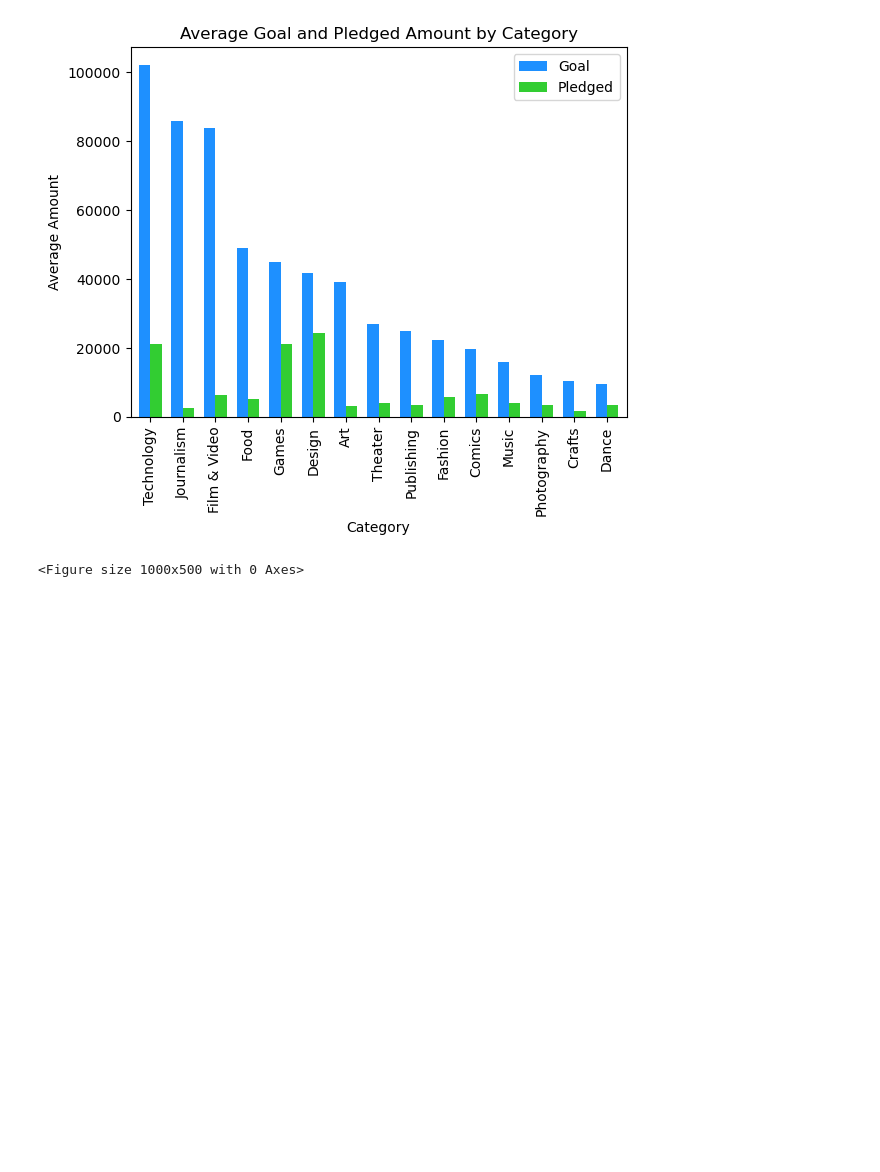
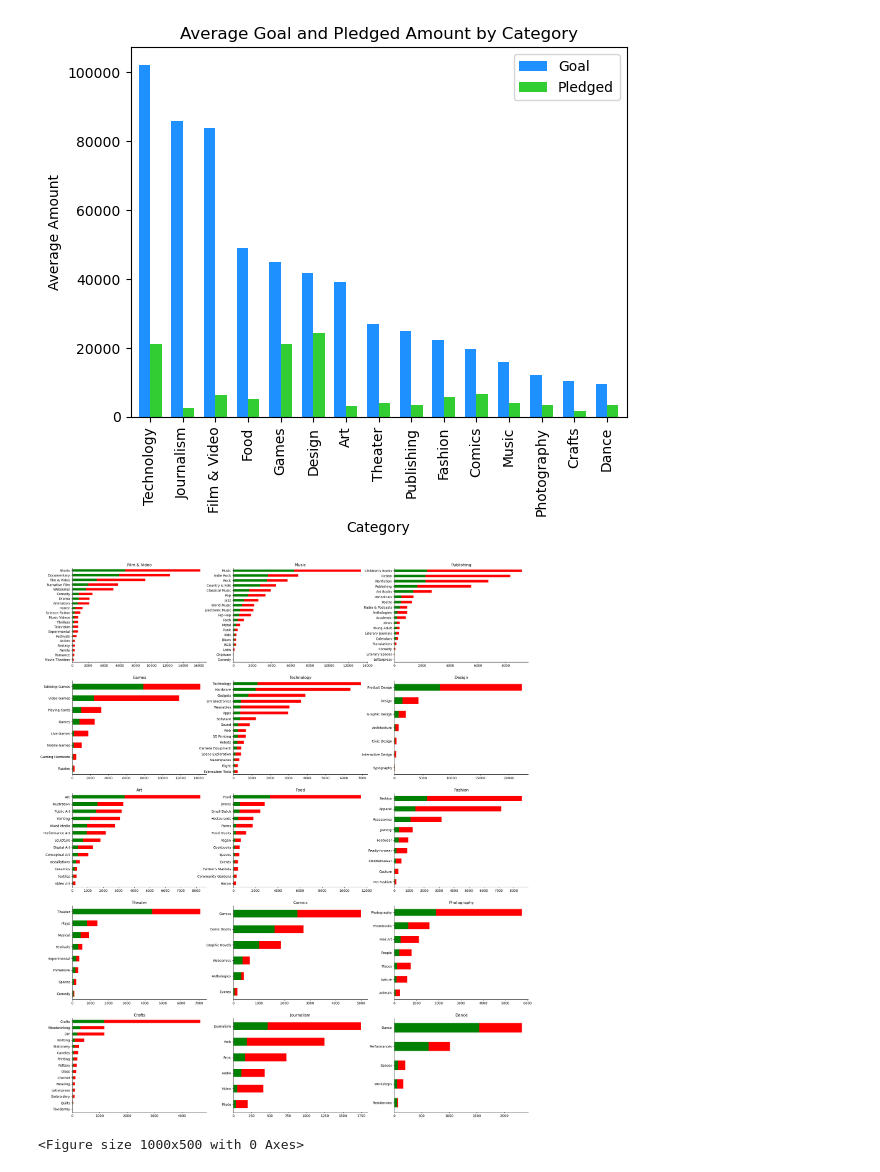
Before and after one commit to KaufmannLukas/ds-kickstarter-project, a Jupyter notebook: EDA.ipynb, the cells around one changed output. Cells and saved outputs as stored; diff of their text form; code cells hidden in the pictures; blank space fills up the shorter version.

```diff
--- a/EDA.ipynb
+++ b/EDA.ipynb
@@ -343,6 +418,21 @@ plt.show()
 # %% [output]
 <Figure size 1200x800 with 0 Axes>
 [figure]
+# %%
+fig, axs = plt.subplots(5, 3, figsize= (25, 30))
+
+for category, ax in zip(df["Category"].value_counts().sort_values(ascending=False).index, axs.flatten()):
+    #sns.countplot(df[df["Category"] == category], y="Subcategory", hue="State", ax=ax)
+    df[df["Category"] == category]["Subcategory"].value_counts().sort_values().plot(kind="barh", ax=ax, color="red")
+    df[df["Category"] == category].query("State == 'Successful'")["Subcategory"].value_counts().sort_values().plot(kind="barh", ax=ax, color="green")
+    ax.set_ylabel("")
+    ax.spines['top'].set_visible(False)
+    ax.spines['right'].set_visible(False)
+    ax.spines['bottom'].set_visible(True)
+    ax.spines['left'].set_visible(True)
+    ax.set_title(category)
+# %% [output]
+[figure, added]
 # %%
 # RELATIVE SUCCESS RATE PER CATEGORY
 
```
Also changed, not shown: parts of 21 cells of this notebook, 7 other files.
